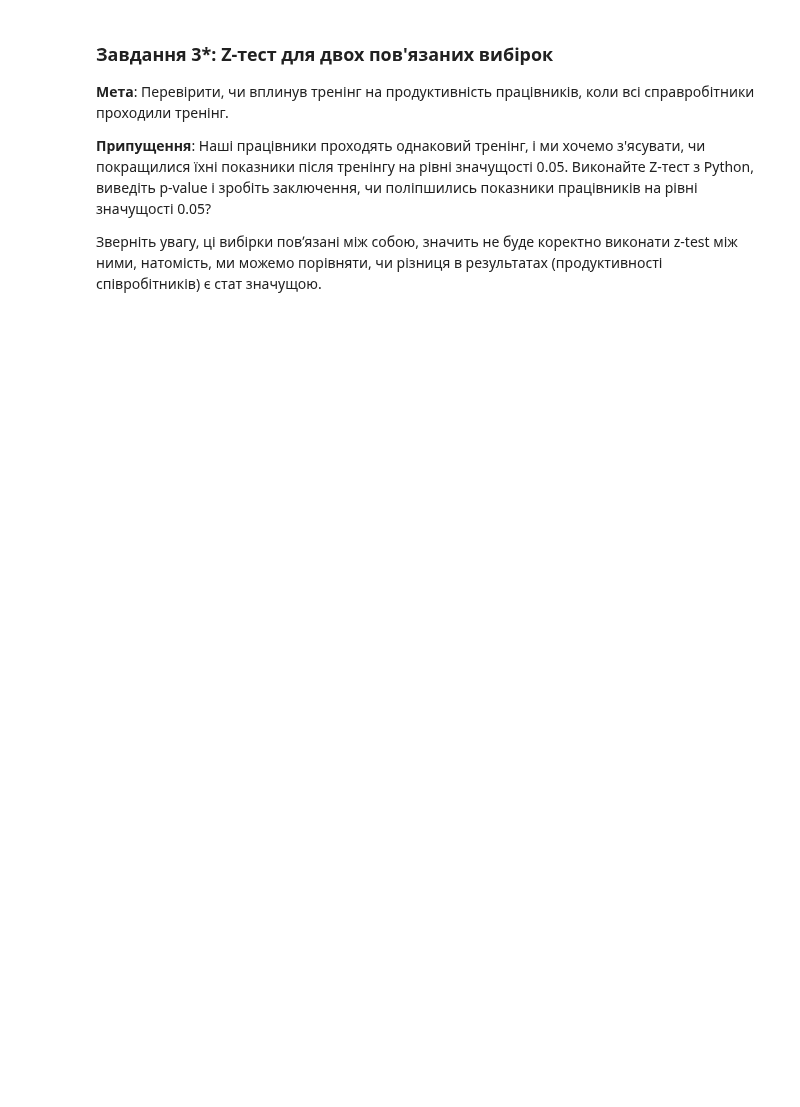
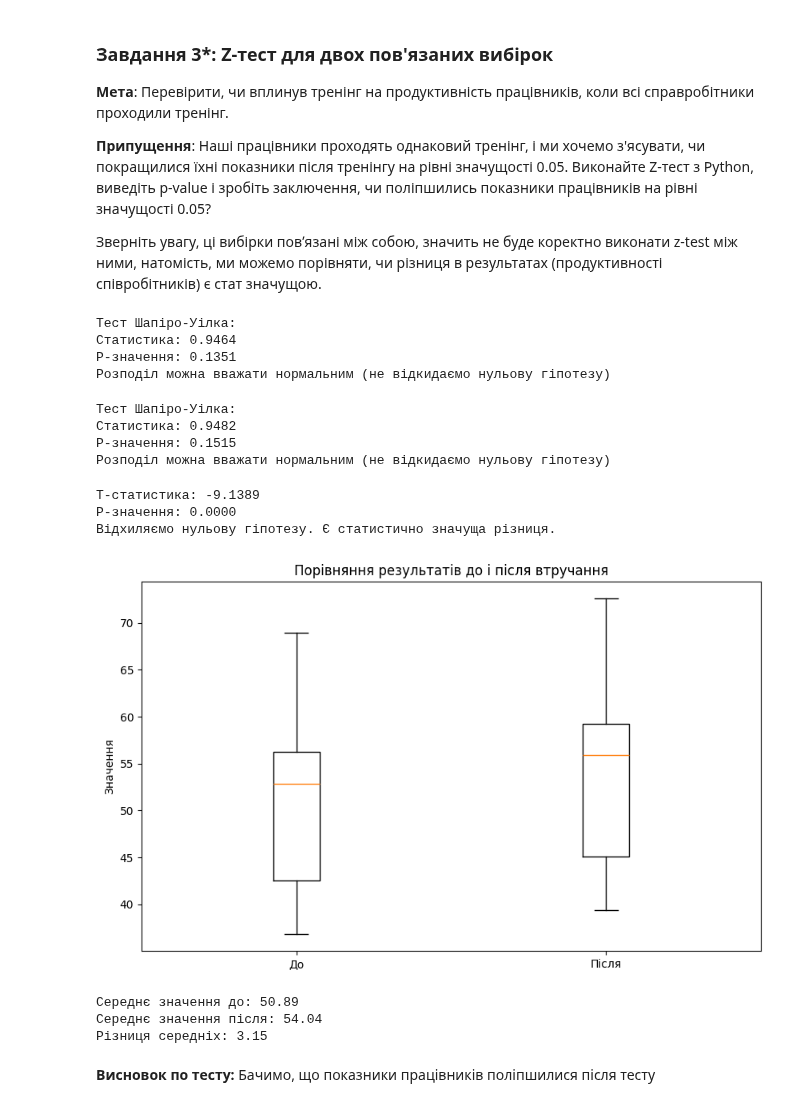
Before and after one commit to o-semenkova/ml_home_tasks, a Jupyter notebook: HW_2_1_Тестування_стат_гіпотез.ipynb, the cells around one changed output. Drawn from its saved outputs; the diff is of its cells as text; code cells hidden in the pictures; blank space fills up the shorter version.

```diff
--- a/HW_2_1_Тестування_стат_гіпотез.ipynb
+++ b/HW_2_1_Тестування_стат_гіпотез.ipynb
@@ -70,0 +135,15 @@ after_training = [62.47, 40.66, 42.7 , 57.69, 61.41, 56.76, 54.75, 44.06, 56.29,
+# %%
+statistic, p_value = shapiro(df_before_training['value'])
+print(f"\nТест Шапіро-Уілка:")
+print(f"Статистика: {statistic:.4f}")
+print(f"P-значення: {p_value:.4f}")
+
+if p_value > 0.05:
+        print("Розподіл можна вважати нормальним (не відкидаємо нульову гіпотезу)")
+else:
+        print("Розподіл не є нормальним (відкидаємо нульову гіпотезу)")
+# %% [output]
+Тест Шапіро-Уілка:
+Статистика: 0.9464
+P-значення: 0.1351
+Розподіл можна вважати нормальним (не відкидаємо нульову гіпотезу)
@@ -70,0 +152,15 @@ after_training = [62.47, 40.66, 42.7 , 57.69, 61.41, 56.76, 54.75, 44.06, 56.29,
+# %%
+statistic, p_value = shapiro(df_after_training['value'])
+print(f"\nТест Шапіро-Уілка:")
+print(f"Статистика: {statistic:.4f}")
+print(f"P-значення: {p_value:.4f}")
+
+if p_value > 0.05:
+        print("Розподіл можна вважати нормальним (не відкидаємо нульову гіпотезу)")
+else:
+        print("Розподіл не є нормальним (відкидаємо нульову гіпотезу)")
+# %% [output]
+Тест Шапіро-Уілка:
+Статистика: 0.9482
+P-значення: 0.1515
+Розподіл можна вважати нормальним (не відкидаємо нульову гіпотезу)
@@ -70,0 +179,39 @@ after_training = [62.47, 40.66, 42.7 , 57.69, 61.41, 56.76, 54.75, 44.06, 56.29,
+# %%
+# Проводимо парний t-test
+t_statistic, p_value = ttest_pair(before_training, after_training)
+
+# Виводимо результати
+print(f"T-статистика: {t_statistic:.4f}")
+print(f"P-значення: {p_value:.4f}")
+
+# Інтерпретація результатів
+alpha = 0.05  # Рівень значущості
+if p_value < alpha:
+    print("Відхиляємо нульову гіпотезу. Є статистично значуща різниця.")
+else:
+    print("Не відхиляємо нульову гіпотезу. Немає статистично значущої різниці.")
+
+# Візуалізація даних
+plt.figure(figsize=(10, 6))
+plt.boxplot([before_training, after_training], labels=['До', 'Після'])
+plt.title('Порівняння результатів до і після втручання')
+plt.ylabel('Значення')
+plt.show()
+
+# Обчислення та виведення середніх значень
+mean_before = np.mean(before_training)
+mean_after = np.mean(after_training)
+print(f"Середнє значення до: {mean_before:.2f}")
+print(f"Середнє значення після: {mean_after:.2f}")
+print(f"Різниця середніх: {mean_after - mean_before:.2f}")
+# %% [output]
+T-статистика: -9.1389
+P-значення: 0.0000
+Відхиляємо нульову гіпотезу. Є статистично значуща різниця.
+[figure, added]
+Середнє значення до: 50.89
+Середнє значення після: 54.04
+Різниця середніх: 3.15
+# %% [markdown]
+**Висновок по тесту:**
+Бачимо, що показники працiвникiв полiпшилися пiсля тесту
```
Also changed, not shown: parts of 19 cells of this notebook.
